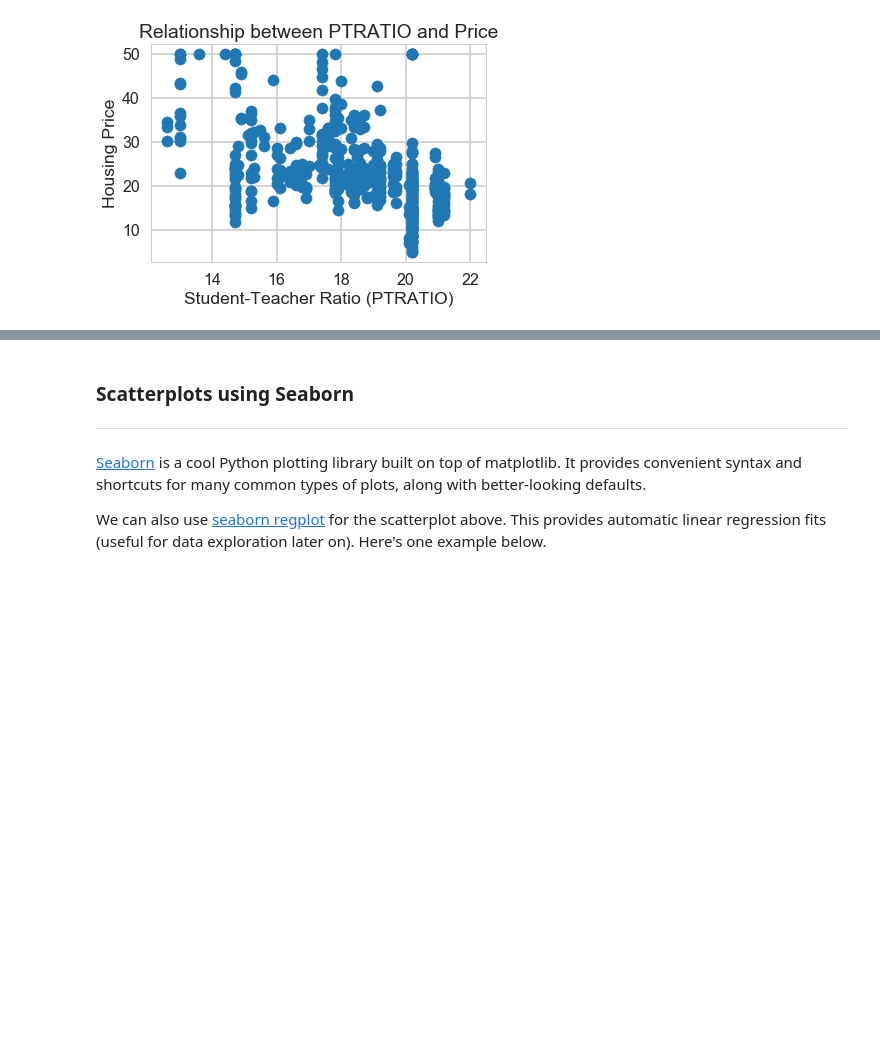
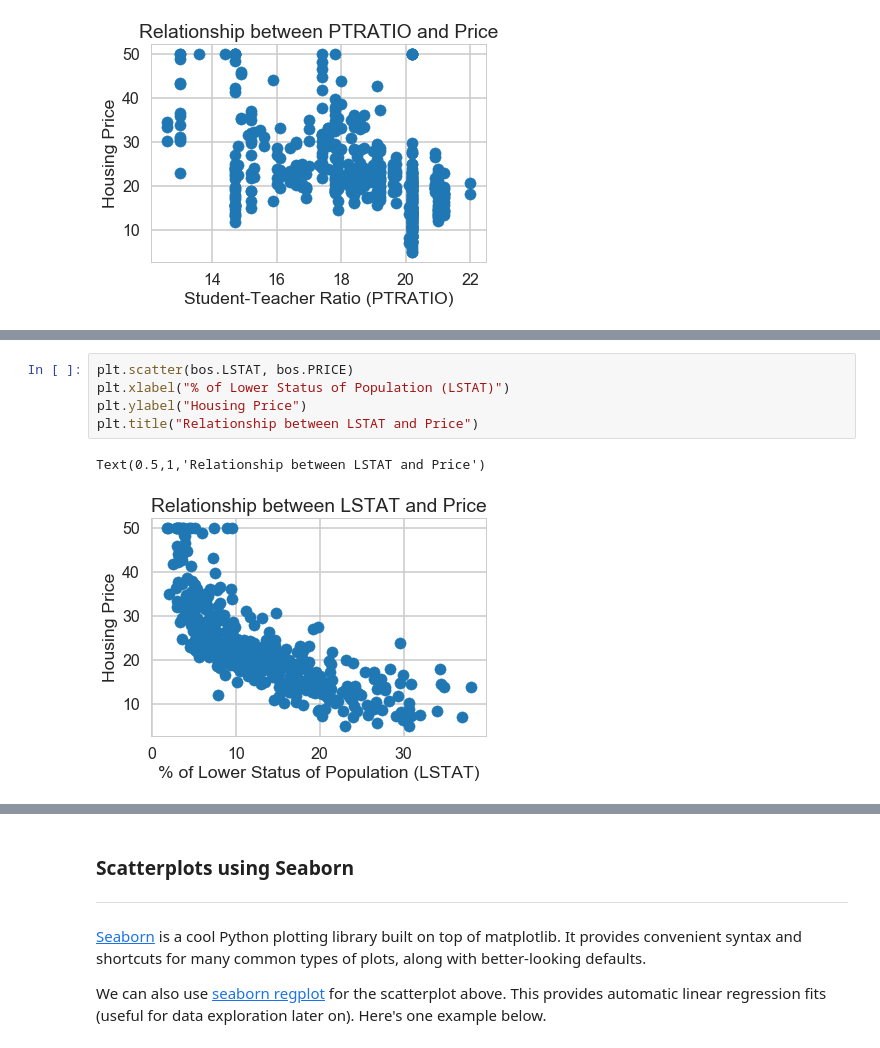
Before and after one commit to GlassesByDay/springboard, a Jupyter notebook: linear_regression/Mini_Project_Linear_Regression.ipynb, the cells around one changed output, grey strips where cells are left out. Saved outputs shown, nothing was run; the diff lists cells and outputs as text; blank space fills up the shorter version.

```diff
--- a/linear_regression/Mini_Project_Linear_Regression.ipynb
+++ b/linear_regression/Mini_Project_Linear_Regression.ipynb
@@ -308,0 +320,8 @@ Text(0.5,1,'Relationship between PTRATIO and Price')
+# %%
+plt.scatter(bos.LSTAT, bos.PRICE)
+plt.xlabel("% of Lower Status of Population (LSTAT)")
+plt.ylabel("Housing Price")
+plt.title("Relationship between LSTAT and Price")
+# %% [output]
+Text(0.5,1,'Relationship between LSTAT and Price')
+[figure, added]
```
Also changed, not shown: parts of 58 cells of this notebook.
